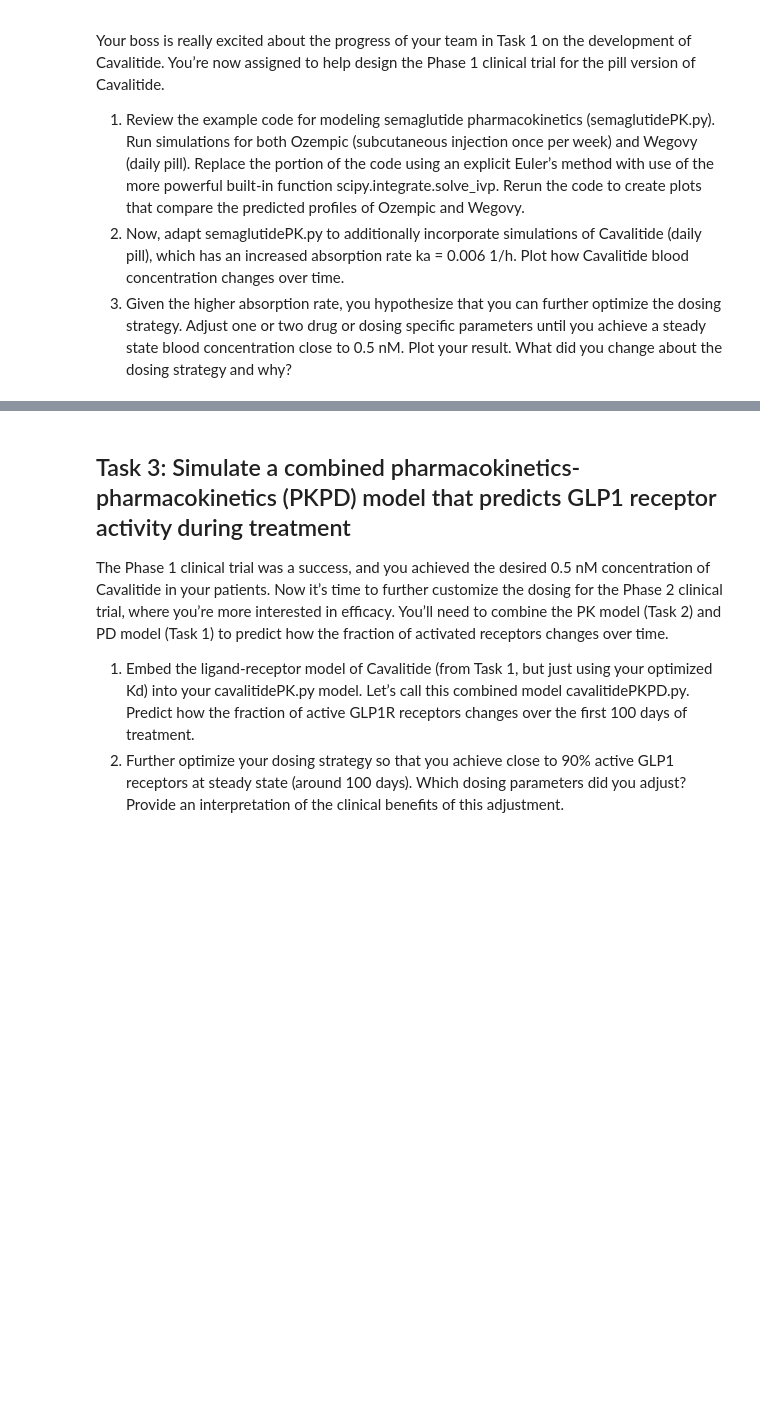
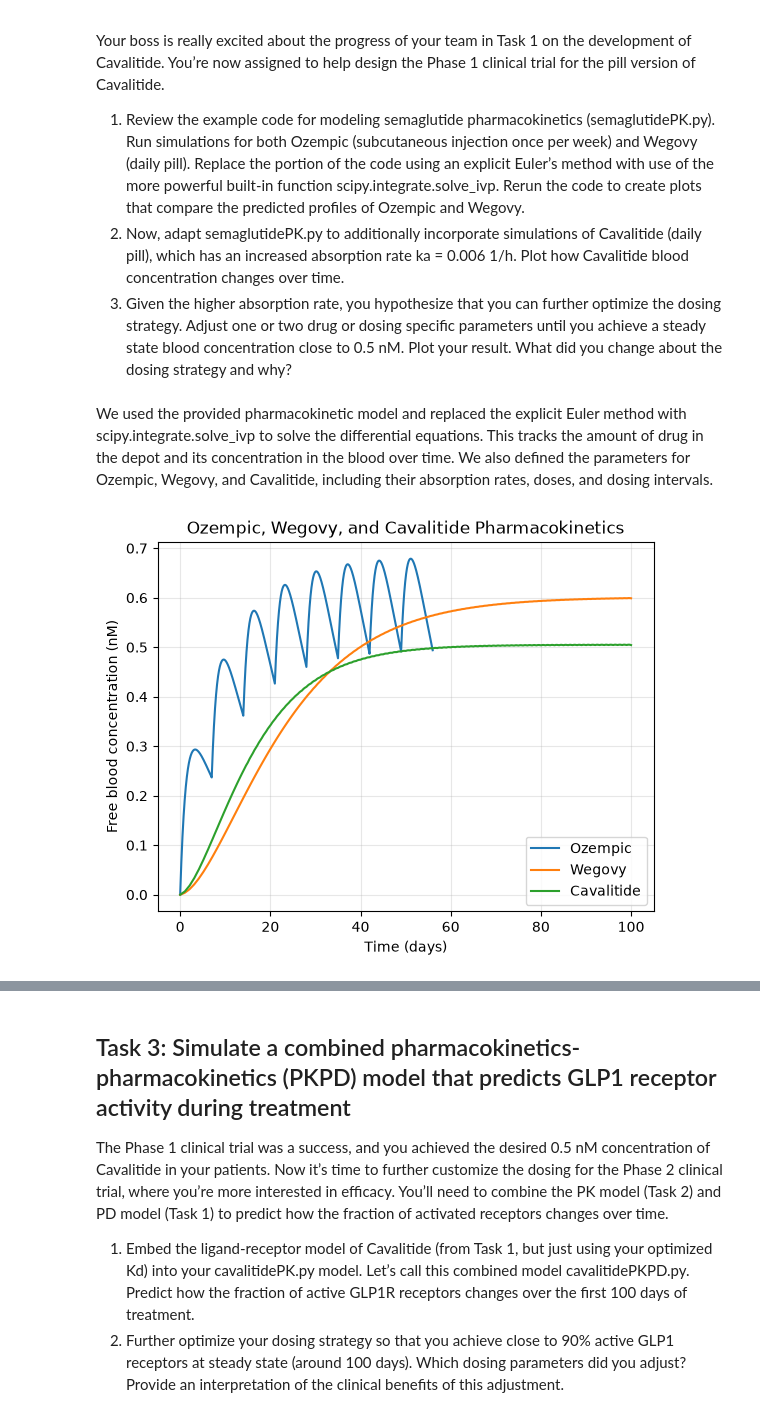
Before and after one commit to aymen-akram/BME2315_Module3, a Jupyter notebook: Module3_Project.ipynb, the cells around one changed output, grey strips where cells are left out. Cells and saved outputs as stored; diff of their text form; code cells hidden in the pictures; blank space fills up the shorter version.

```diff
--- a/Module3_Project.ipynb
+++ b/Module3_Project.ipynb
@@ -204,0 +287,28 @@ Your boss is really excited about the progress of your team in Task 1 on the dev
+# %% [markdown]
+We used the provided pharmacokinetic model and replaced the explicit Euler method with scipy.integrate.solve_ivp to solve the differential equations. This tracks the amount of drug in the depot and its concentration in the blood over time. We also defined the parameters for Ozempic, Wegovy, and Cavalitide, including their absorption rates, doses, and dosing intervals.
+# %%
+# --- compare Ozempic and Wegovy ---
+plt.figure()
+
+for drug in ['Ozempic', 'Wegovy', 'Cavalitide']:
+    p = products[drug]
+    Favailable = p['Favailable']
+    ka = p['ka']
+
+    t, Asc, Cc = simulate(
+        p['D'],
+        p['n_doses'],
+        p['interval'],
+        dt
+    )
+
+    plt.plot(t / 24, Ffree * Cc, label=drug)
+
+plt.xlabel("Time (days)")
+plt.ylabel("Free blood concentration (nM)")
+plt.title("Ozempic, Wegovy, and Cavalitide Pharmacokinetics")
+plt.legend()
+plt.grid(alpha=0.3)
+plt.show()
+# %% [output]
+[figure, added]
```
Also changed, not shown: parts of 5 cells of this notebook, 1 other file.
